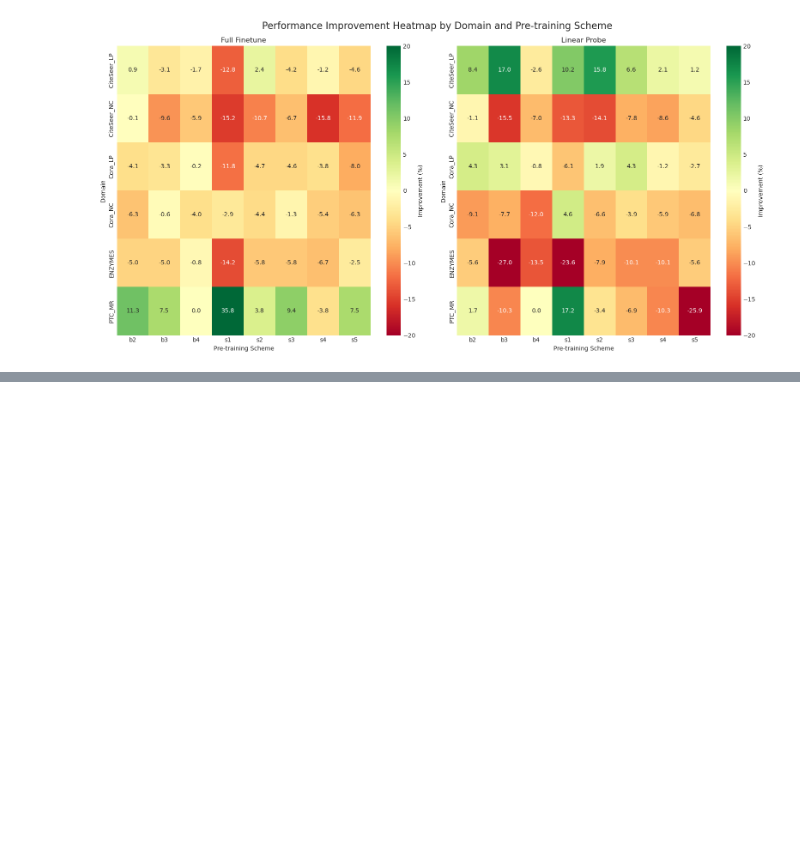
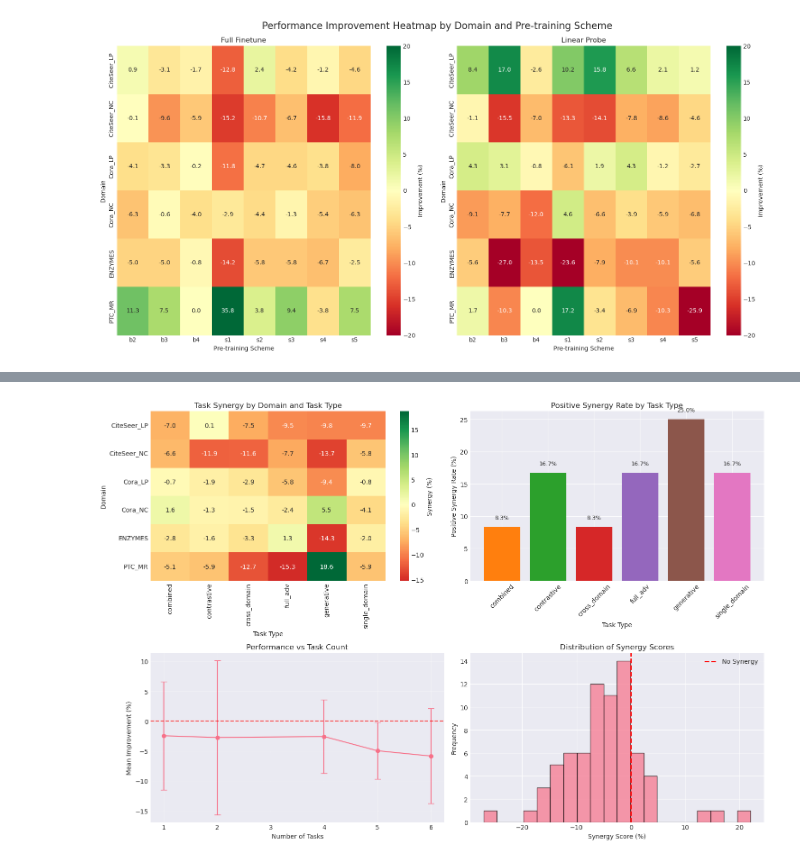
Before and after one commit to alonbebchuk/GNN-Pretraining, a Jupyter notebook: analysis/02_research_questions_exploration.ipynb, the cells around one changed output, grey strips where cells are left out. Saved outputs shown, nothing was run; the diff lists cells and outputs as text; code cells hidden in the pictures; blank space fills up the shorter version.

```diff
--- a/analysis/02_research_questions_exploration.ipynb
+++ b/analysis/02_research_questions_exploration.ipynb
@@ -164,0 +282,86 @@ plt.show()
+# %%
+# RQ2.2: Task Synergy Analysis
+if synergy_df is not None and synergy_summary is not None:
+    print("="*60)
+    print("RQ2.2: TASK SYNERGY ANALYSIS")
+    print("="*60)
+
+    # Display synergy summary
+    print("\nTask Synergy Summary:")
+    print(synergy_summary.round(3))
+
+    # Identify best synergy type
+    best_synergy_type = synergy_summary['positive_synergy_rate'].idxmax()
+    best_synergy_rate = synergy_summary.loc[best_synergy_type, 'positive_synergy_rate']
+
+    print(f"\nBest Synergy Task Type: {best_synergy_type}")
+    print(f"   Positive Synergy Rate: {best_synergy_rate:.1f}%")
+    print(f"   Average Synergy: {synergy_summary.loc[best_synergy_type, 'synergy_pct_mean']:.2f}%")
+
+    # Overall synergy statistics
+    total_positive = synergy_df['is_positive_synergy'].sum()
+    total_combinations = len(synergy_df)
+    overall_synergy_rate = (total_positive / total_combinations * 100) if total_combinations > 0 else 0
+
+    print(f"\nOverall Synergy Statistics:")
+    print(f"   Total combinations analyzed: {total_combinations}")
+    print(f"   Positive synergy combinations: {total_positive}")
+    print(f"   Overall positive synergy rate: {overall_synergy_rate:.1f}%")
+
+    # Visualize synergy analysis
+    plt.figure(figsize=(15, 10))
+
+    # 1. Synergy heatmap by domain and task type
+    plt.subplot(2, 2, 1)
+    pivot_synergy = synergy_df.pivot_table(values='synergy_pct', index='domain',
+                                          columns='task_type', aggfunc='mean')
+    sns.heatmap(pivot_synergy, annot=True, fmt='.1f', cmap='RdYlGn', center=0,
+                cbar_kws={'label': 'Synergy (%)'})
+    plt.title('Task Synergy by Domain and Task Type')
+    plt.xlabel('Task Type')
+    plt.ylabel('Domain')
+
+    # 2. Positive synergy rate by task type
+    plt.subplot(2, 2, 2)
+    pos_rates = synergy_summary['positive_synergy_rate']
+    bars = plt.bar(range(len(pos_rates)), pos_rates,
+                   color=['#ff7f0e', '#2ca02c', '#d62728', '#9467bd', '#8c564b', '#e377c2'])
+    plt.xlabel('Task Type')
+    plt.ylabel('Positive Synergy Rate (%)')
+    plt.title('Positive Synergy Rate by Task Type')
+    plt.xticks(range(len(pos_rates)), pos_rates.index, rotation=45)
+
+    # Add value labels
+    for bar, rate in zip(bars, pos_rates):
+        plt.text(bar.get_x() + bar.get_width()/2, rate + 1,
+                f'{rate:.1f}%', ha='center', va='bottom', fontsize=9)
+
+    # 3. Synergy vs task count
+    plt.subplot(2, 2, 3)
+    if task_count_perf is not None:
+        task_counts = task_count_perf.index
+        improvements = task_count_perf['improvement_pct_mean']
+        stds = task_count_perf['improvement_pct_std']
+
+        plt.errorbar(task_counts, improvements, yerr=stds, marker='o', capsize=5)
+        plt.axhline(y=0, color='red', linestyle='--', alpha=0.7)
+        plt.xlabel('Number of Tasks')
+        plt.ylabel('Mean Improvement (%)')
+        plt.title('Performance vs Task Count')
+        plt.grid(True, alpha=0.3)
+
+    # 4. Distribution of synergy scores
+    plt.subplot(2, 2, 4)
+    synergy_df['synergy_pct'].hist(bins=20, alpha=0.7, edgecolor='black')
+    plt.axvline(x=0, color='red', linestyle='--', linewidth=2, label='No Synergy')
+    plt.xlabel('Synergy Score (%)')
+    plt.ylabel('Frequency')
+    plt.title('Distribution of Synergy Scores')
+    plt.legend()
+
+    plt.tight_layout()
+    plt.savefig(FIGURES_DIR / 'rq2_synergy_analysis.png', dpi=300, bbox_inches='tight')
+    plt.show()
+else:
+    print("Synergy analysis data not available. Run RQ2 analysis first.")
+# %% [output]
@@ -164,0 +385 @@ plt.show()
+[figure, added]
```
Also changed, not shown: parts of 6 cells of this notebook, 13 other files.
